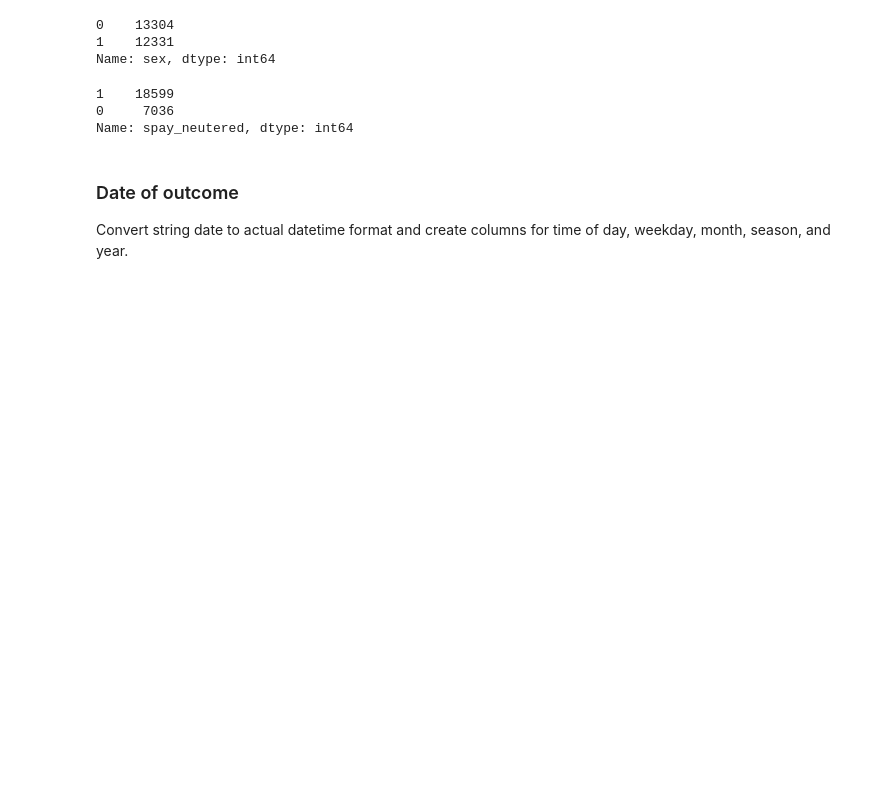
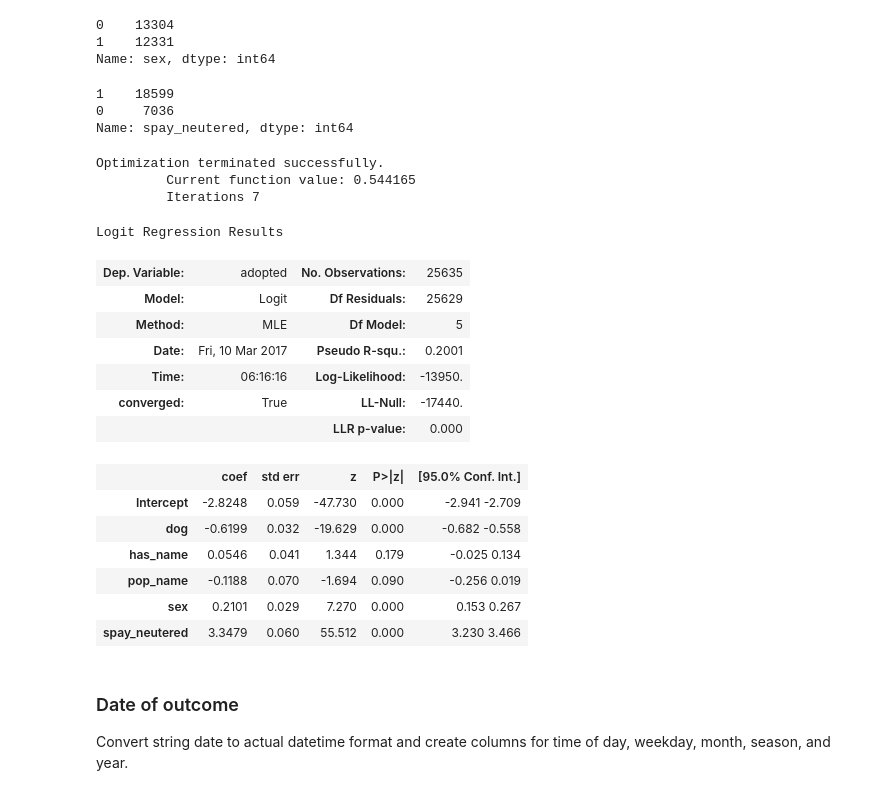
Before and after one commit to vnessified/adopt_me-, a Jupyter notebook: shelter_animal_outcomes.ipynb, the cells around one changed output. Cells and saved outputs as stored; diff of their text form; code cells hidden in the pictures; blank space fills up the shorter version.

```diff
--- a/shelter_animal_outcomes.ipynb
+++ b/shelter_animal_outcomes.ipynb
@@ -216,6 +292,28 @@ animals.spay_neutered.value_counts(dropna=False)
 1    18599
 0     7036
 Name: spay_neutered, dtype: int64
+# %%
+model_names = smf.logit(formula='adopted ~ dog + has_name + pop_name + sex + spay_neutered', data=animals).fit()
+model_names.summary()
+# %% [output]
+Optimization terminated successfully.
+         Current function value: 0.544165
+         Iterations 7
+Logit Regression Results
+| Dep. Variable: | adopted | No. Observations: | 25635 |
+| Model: | Logit | Df Residuals: | 25629 |
+| Method: | MLE | Df Model: | 5 |
+| Date: | Fri, 10 Mar 2017 | Pseudo R-squ.: | 0.2001 |
+| Time: | 06:16:16 | Log-Likelihood: | -13950. |
+| converged: | True | LL-Null: | -17440. |
+|  |  | LLR p-value: | 0.000 |
+|  | coef | std err | z | P>|z| | [95.0% Conf. Int.] |
+| Intercept | -2.8248 | 0.059 | -47.730 | 0.000 | -2.941 -2.709 |
+| dog | -0.6199 | 0.032 | -19.629 | 0.000 | -0.682 -0.558 |
+| has_name | 0.0546 | 0.041 | 1.344 | 0.179 | -0.025 0.134 |
+| pop_name | -0.1188 | 0.070 | -1.694 | 0.090 | -0.256 0.019 |
+| sex | 0.2101 | 0.029 | 7.270 | 0.000 | 0.153 0.267 |
+| spay_neutered | 3.3479 | 0.060 | 55.512 | 0.000 | 3.230 3.466 |
 # %% [markdown]
 ### Date of outcome
 Convert string date to actual datetime format and create columns for time of day, weekday, month, season, and year.
```
Also changed, not shown: parts of 24 cells of this notebook.
